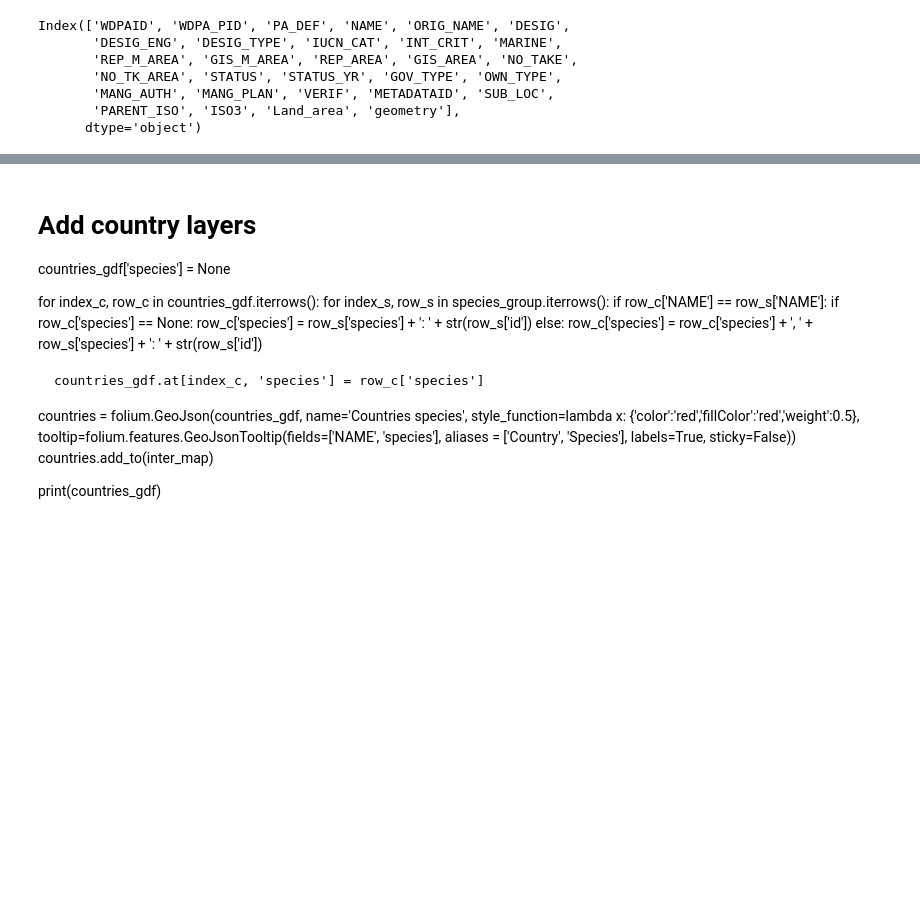
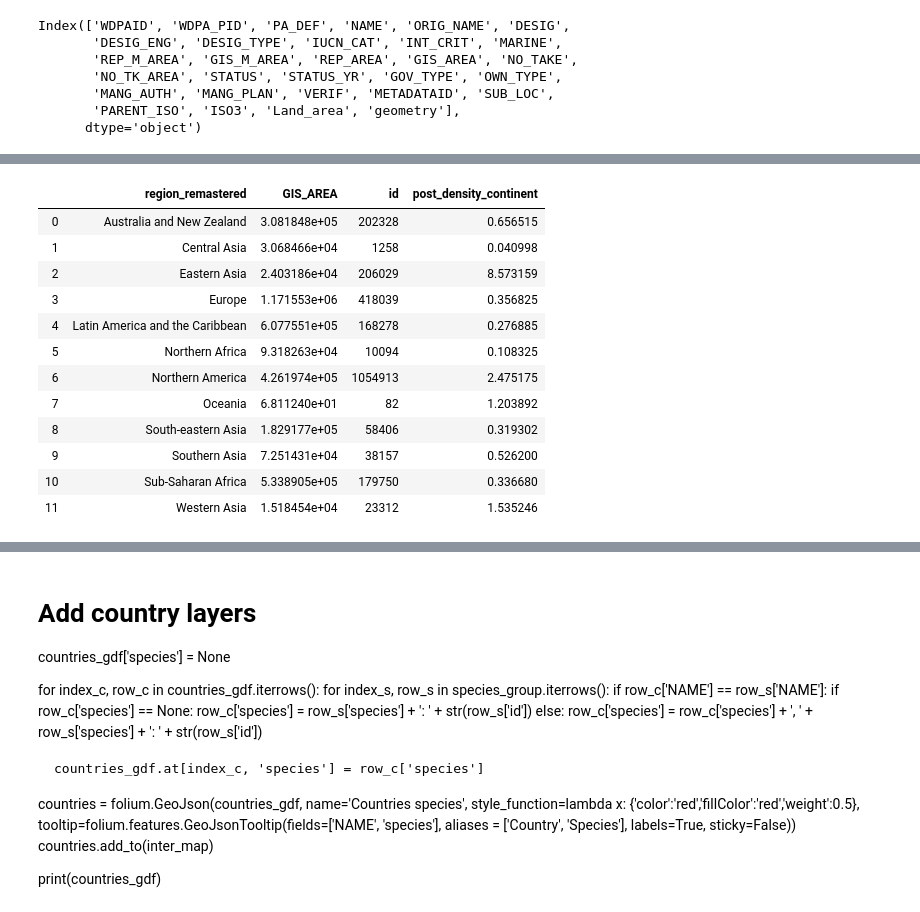
Before and after one commit to JooelRinne/gisproject, a Jupyter notebook: Object2.ipynb, the cells around one changed output, grey strips where cells are left out. Saved outputs shown, nothing was run; the diff lists cells and outputs as text; code cells hidden in the pictures; blank space fills up the shorter version.

```diff
--- a/Object2.ipynb
+++ b/Object2.ipynb
@@ -49,0 +194,20 @@ flickr_grouped = flickr_joined.groupby(['NAME', 'species']).count().reset_index(
+# %%
+flickr_summary_continent = flickr_grouped[['region_remastered', 'GIS_AREA', 'Number_of_posts']]
+flickr_summary_continent = flickr_summary_continent.groupby(['region_remastered']).sum().reset_index()
+flickr_summary_continent['post_density_continent'] = flickr_summary_continent['Number_of_posts']/flickr_summary_continent['GIS_AREA']
+# %%
+flickr_summary_continent
+# %% [output]
+|  | region_remastered | GIS_AREA | id | post_density_continent |
+| 0 | Australia and New Zealand | 3.081848e+05 | 202328 | 0.656515 |
+| 1 | Central Asia | 3.068466e+04 | 1258 | 0.040998 |
+| 2 | Eastern Asia | 2.403186e+04 | 206029 | 8.573159 |
+| 3 | Europe | 1.171553e+06 | 418039 | 0.356825 |
+| 4 | Latin America and the Caribbean | 6.077551e+05 | 168278 | 0.276885 |
+| 5 | Northern Africa | 9.318263e+04 | 10094 | 0.108325 |
+| 6 | Northern America | 4.261974e+05 | 1054913 | 2.475175 |
+| 7 | Oceania | 6.811240e+01 | 82 | 1.203892 |
+| 8 | South-eastern Asia | 1.829177e+05 | 58406 | 0.319302 |
+| 9 | Southern Asia | 7.251431e+04 | 38157 | 0.526200 |
+| 10 | Sub-Saharan Africa | 5.338905e+05 | 179750 | 0.336680 |
+| 11 | Western Asia | 1.518454e+04 | 23312 | 1.535246 |
```
Also changed, not shown: parts of 38 cells of this notebook, 4 other files.
